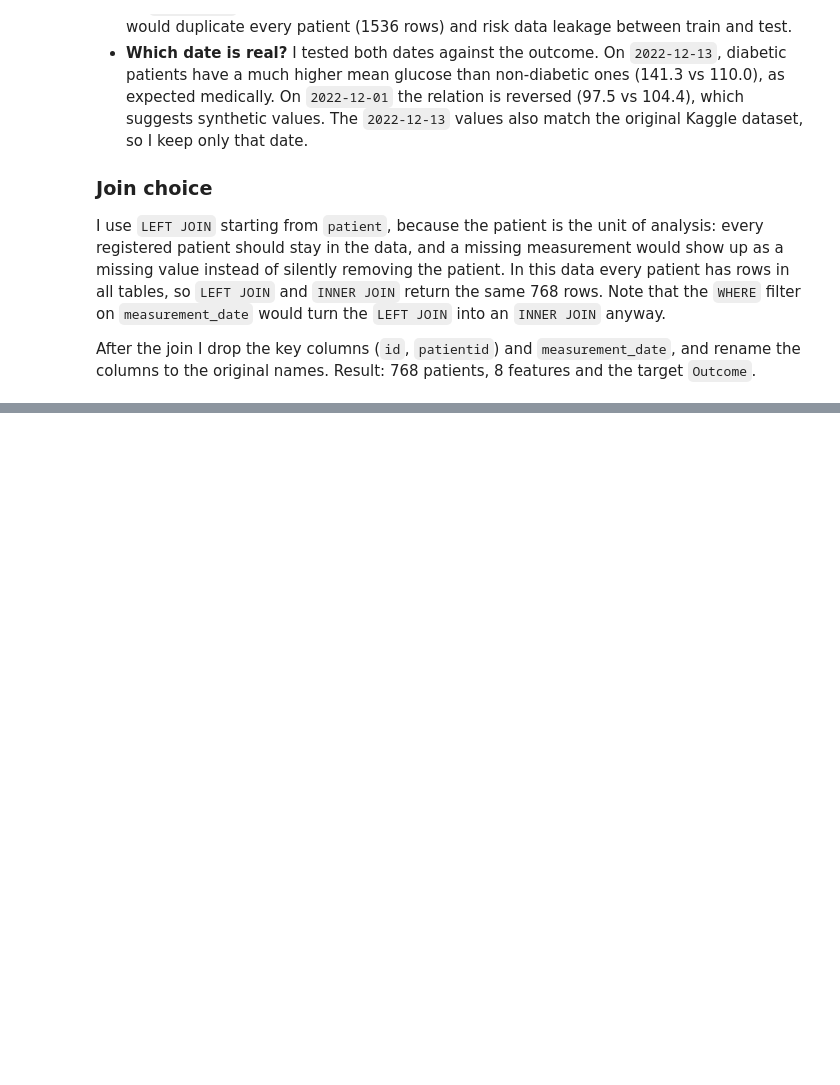
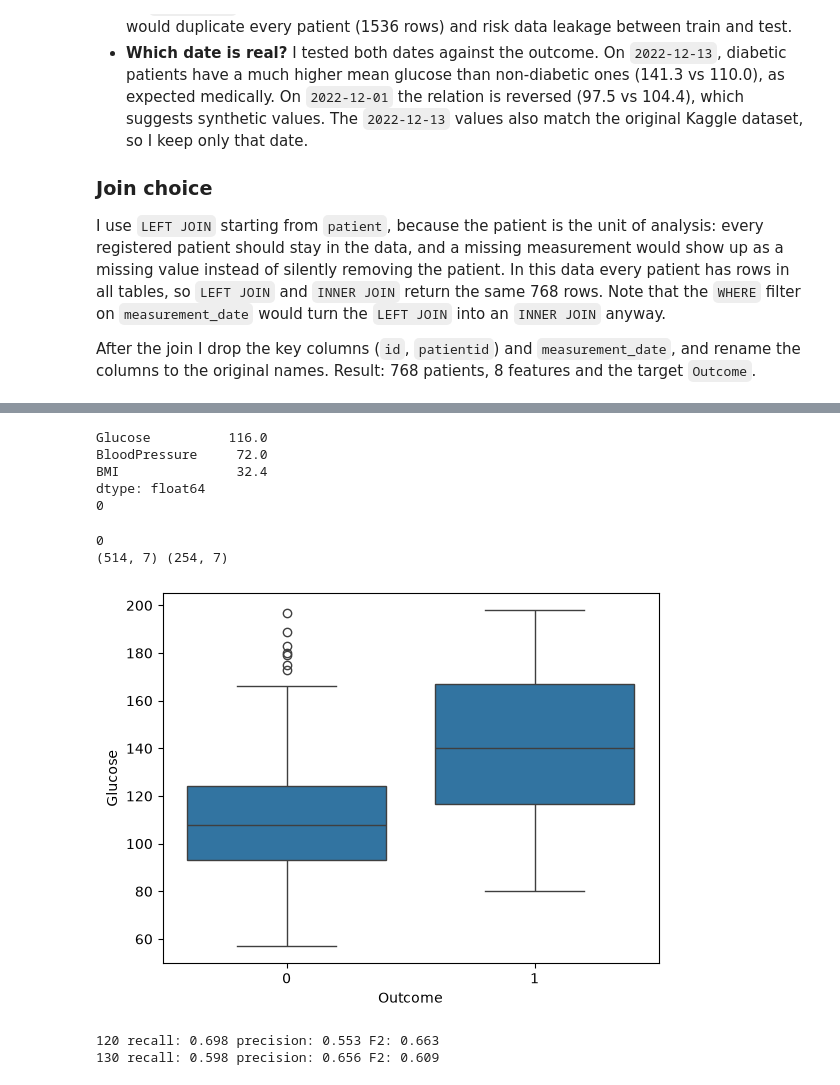
Before and after one commit to rouzbeh-enayatzadeh/ds-diabetes-challenge, a Jupyter notebook: 1_diabetes_challenge.ipynb, the cells around one changed output, grey strips where cells are left out. Saved outputs shown, nothing was run; the diff lists cells and outputs as text; code cells hidden in the pictures; blank space fills up the shorter version.

Commit message:
Split, clean hidden zeros, drop Insulin and SkinThickness, glucose baseline (F2 0.663), SMOTE pipeline, compare LogReg / RF / HistGB with CV (LogReg best, F2 0.697)

```diff
--- a/1_diabetes_challenge.ipynb
+++ b/1_diabetes_challenge.ipynb
@@ -235,0 +246,12 @@ f2_scorer = make_scorer(fbeta_score, beta=2)
+# %%
+from sklearn.model_selection import train_test_split
+
+df_train, df_test = train_test_split(
+    df,
+    test_size=0.33,
+    random_state=42,
+    stratify=df["Outcome"],
+)
+print(df_train.shape, df_test.shape)
+print(df_train["Outcome"].value_counts(normalize=True).round(3))
+print(df_test["Outcome"].value_counts(normalize=True).round(3))
@@ -235,0 +286,5 @@ f2_scorer = make_scorer(fbeta_score, beta=2)
+# %%
+zero_cols = ["Glucose", "BloodPressure", "SkinThickness", "Insulin", "BMI"]
+
+print((df_train[zero_cols] == 0).sum())
+print((df_train[zero_cols] == 0).mean().round(3))
@@ -235,0 +304,7 @@ f2_scorer = make_scorer(fbeta_score, beta=2)
+# %%
+import numpy as np
+
+df_train[zero_cols] = df_train[zero_cols].replace(0, np.nan)
+
+print(df_train.isnull().sum())
+print(df_train.corr().round(2)[["Insulin", "SkinThickness"]])
@@ -235,0 +348,45 @@ f2_scorer = make_scorer(fbeta_score, beta=2)
+# %%
+df_train = df_train.drop(columns=["Insulin", "SkinThickness"])
+
+fill_cols = ["Glucose", "BloodPressure", "BMI"]
+medians = df_train[fill_cols].median()
+print(medians)
+
+df_train[fill_cols] = df_train[fill_cols].fillna(medians)
+print(df_train.isnull().sum().sum())
+# %% [output]
+Glucose          116.0
+BloodPressure     72.0
+BMI               32.4
+dtype: float64
+0
+# %%
+df_test[zero_cols] = df_test[zero_cols].replace(0, np.nan)
+df_test = df_test.drop(columns=["Insulin", "SkinThickness"])
+df_test[fill_cols] = df_test[fill_cols].fillna(medians)
+
+print(df_test.isnull().sum().sum())
+print(df_train.shape, df_test.shape)
+# %% [output]
+0
+(514, 7) (254, 7)
+# %%
+import seaborn as sns
+import matplotlib.pyplot as plt
+
+sns.boxplot(data=df_train, x="Outcome", y="Glucose")
+plt.show()
+# %% [output]
+[figure, added]
+# %%
+from sklearn.metrics import recall_score, precision_score
+
+for cut in [120, 130]:
+    y_pred = (df_train["Glucose"] > cut).astype(int)
+    print(cut,
+          "recall:", round(recall_score(df_train["Outcome"], y_pred), 3),
+          "precision:", round(precision_score(df_train["Outcome"], y_pred), 3),
+          "F2:", round(fbeta_score(df_train["Outcome"], y_pred, beta=2), 3))
+# %% [output]
+120 recall: 0.698 precision: 0.553 F2: 0.663
+130 recall: 0.598 precision: 0.656 F2: 0.609
```
Also changed, not shown: parts of 14 cells of this notebook.
